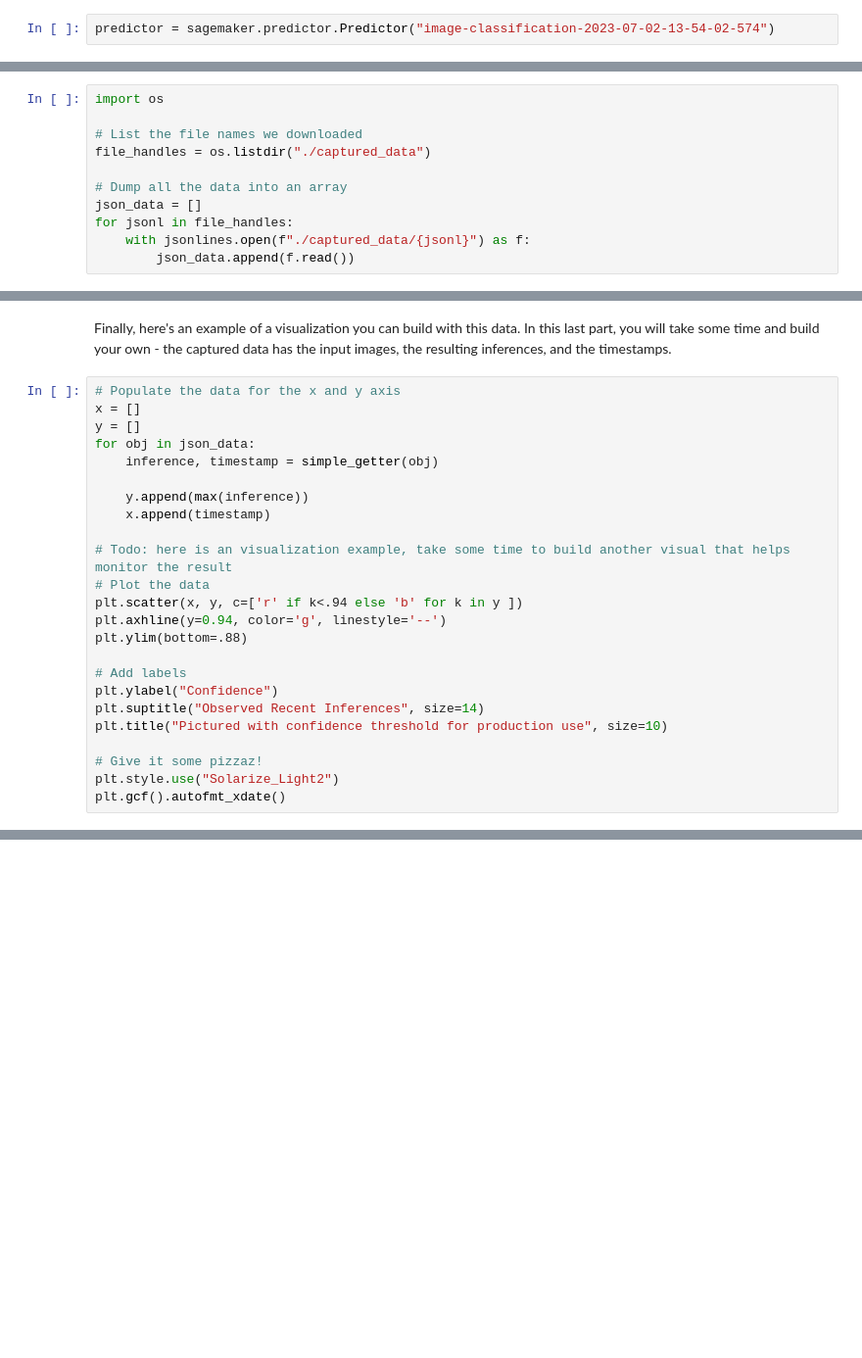
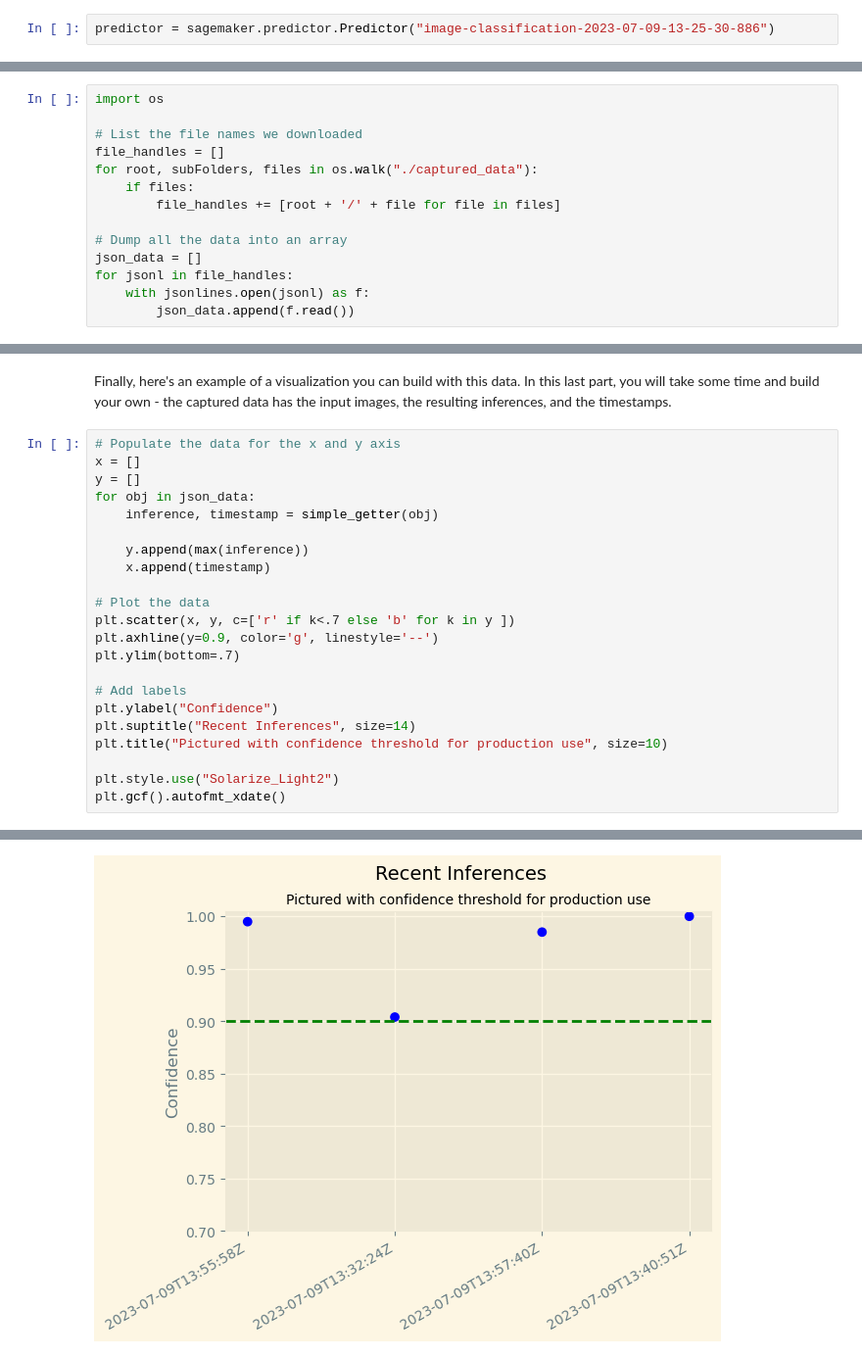
Before and after one commit to JMarcan/sagemaker_image_classification, a Jupyter notebook: sagemaker-image-classification.ipynb, the cells around one changed output, grey strips where cells are left out. Shown at 98% size. Drawn from its saved outputs; the diff is of its cells as text; blank space fills up the shorter version.

Commit message:
feat: integrate tests and visual inspection

```diff
--- a/sagemaker-image-classification.ipynb
+++ b/sagemaker-image-classification.ipynb
@@ -421,4 +435,4 @@ Note the endpoint name for later as well.
 
 Next, instantiate a Predictor:
 # %%
-predictor = sagemaker.predictor.Predictor("image-classification-2023-07-02-13-54-02-574")
+predictor = sagemaker.predictor.Predictor("image-classification-2023-07-09-13-25-30-886")
@@ -640,12 +656,15 @@ Now we can extract the data from each of the source files:
 import os
 
 # List the file names we downloaded
-file_handles = os.listdir("./captured_data")
+file_handles = []
+for root, subFolders, files in os.walk("./captured_data"):
+    if files:
+        file_handles += [root + '/' + file for file in files]
 
 # Dump all the data into an array
 json_data = []
 for jsonl in file_handles:
-    with jsonlines.open(f"./captured_data/{jsonl}") as f:
+    with jsonlines.open(jsonl) as f:
         json_data.append(f.read())
 # %% [markdown]
 The data should now be a list of dictionaries, with significant nesting. We'll give you an example of some code that grabs data out of the objects and visualizes it:
@@ -669,17 +689,16 @@ for obj in json_data:
     y.append(max(inference))
     x.append(timestamp)
 
-# Todo: here is an visualization example, take some time to build another visual that helps monitor the result
 # Plot the data
-plt.scatter(x, y, c=['r' if k<.94 else 'b' for k in y ])
-plt.axhline(y=0.94, color='g', linestyle='--')
-plt.ylim(bottom=.88)
+plt.scatter(x, y, c=['r' if k<.7 else 'b' for k in y ])
+plt.axhline(y=0.9, color='g', linestyle='--')
+plt.ylim(bottom=.7)
 
 # Add labels
 plt.ylabel("Confidence")
-plt.suptitle("Observed Recent Inferences", size=14)
+plt.suptitle("Recent Inferences", size=14)
 plt.title("Pictured with confidence threshold for production use", size=10)
 
-# Give it some pizzaz!
 plt.style.use("Solarize_Light2")
 plt.gcf().autofmt_xdate()
+# %% [output]
@@ -685,0 +707 @@ plt.gcf().autofmt_xdate()
+[figure, added]
```
Also changed, not shown: parts of 19 cells of this notebook.
